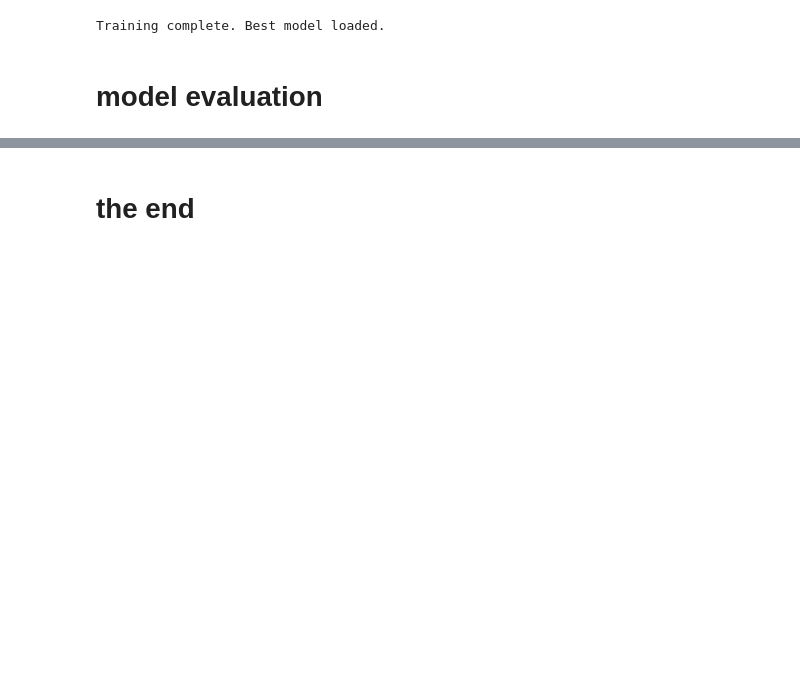
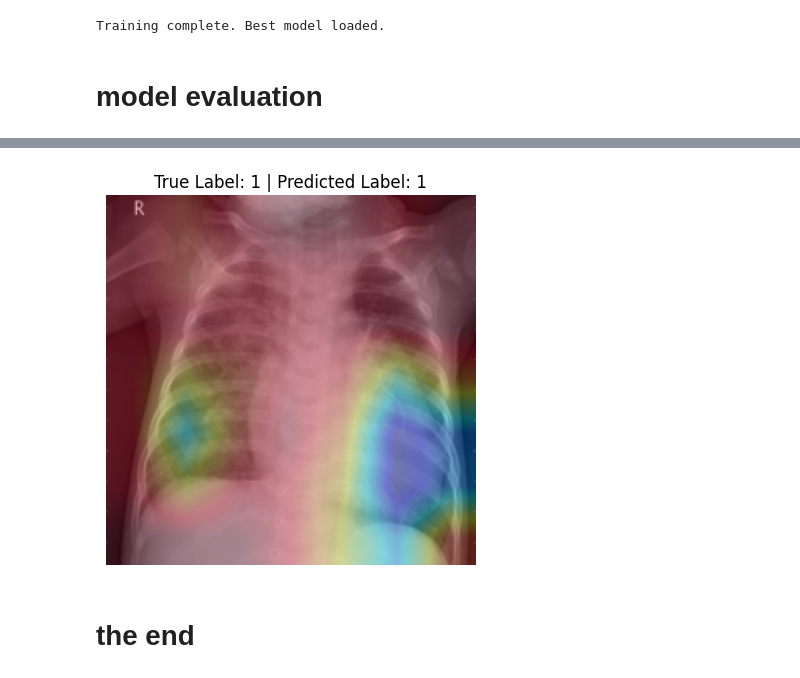
Before and after one commit to ABDELHALIM9/deep-learing-project, a Jupyter notebook: resnet50.ipynb, the cells around one changed output, grey strips where cells are left out. Cells and saved outputs as stored; diff of their text form; code cells hidden in the pictures; blank space fills up the shorter version.

```diff
--- a/resnet50.ipynb
+++ b/resnet50.ipynb
@@ -756,3 +861,42 @@ Balanced Predictions from Pretrained ResNet50:
+# %%
+import torch
+import matplotlib.pyplot as plt
+
+# Choose a single image from the test loader
+data_iter = iter(test_loader_resnet)
+input_images, labels = next(data_iter)
+
+# Extract the first image and label
+input_image = input_images[0].unsqueeze(0)  # Add batch dimension
+label = labels[0]
+
+# Move everything to the appropriate device
+device = torch.device("cuda" if torch.cuda.is_available() else "cpu")
+model = model.to(device)
+input_image = input_image.to(device)
+model.eval()
+
+# Run the image through the model to get the predicted label
+with torch.no_grad():
+    output = model(input_image)
+    _, predicted_label = torch.max(output, 1)
+
+# Grad-CAM visualization
+grad_cam = GradCAM(model, target_layer_name="layer4")
+cam = grad_cam(input_image)
+
+# Visualize the Grad-CAM heatmap
+visualization = visualize_cam_on_image(input_image[0].cpu(), cam)
+
+# Plot the image and labels
+plt.imshow(visualization)
+plt.axis('off')
+
+# Display the true and predicted labels as text
+plt.title(f"True Label: {label.item()} | Predicted Label: {predicted_label.item()}")
+plt.show()
+# %% [output]
+[figure, added]
 # %% [markdown]
 # the end
 # %% [markdown]
```
Also changed, not shown: parts of 20 cells of this notebook, 7 other files.
